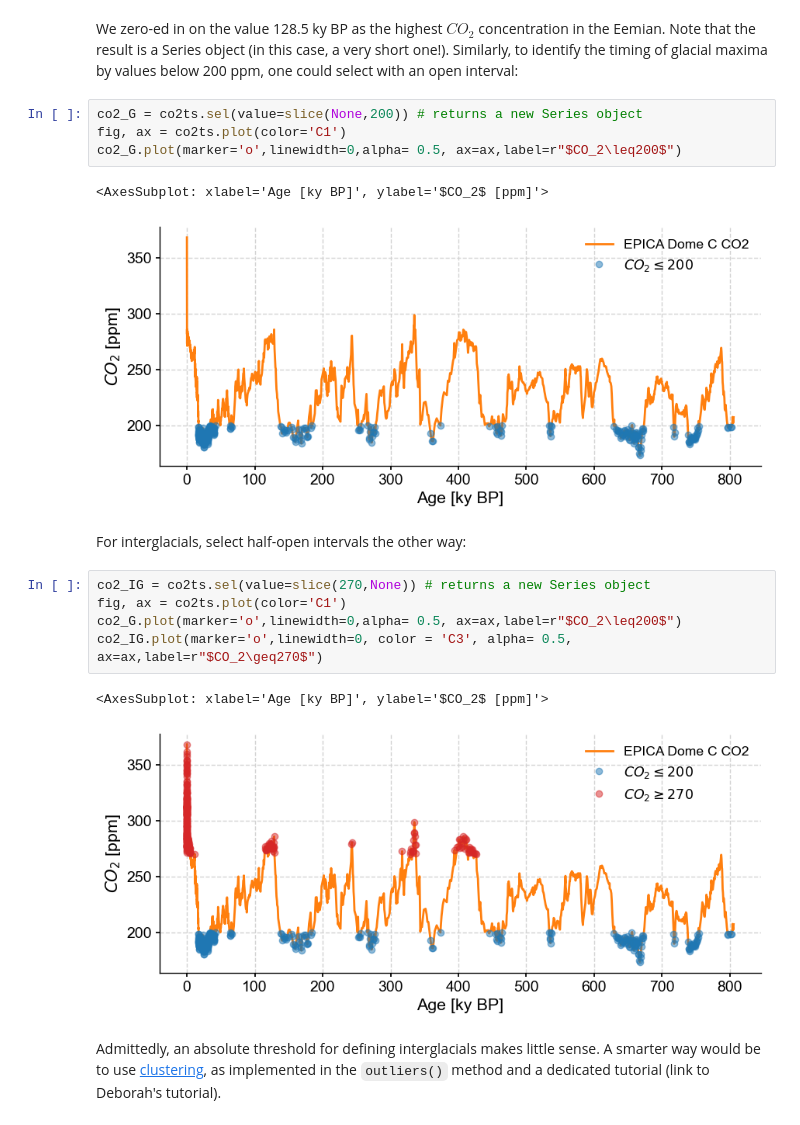
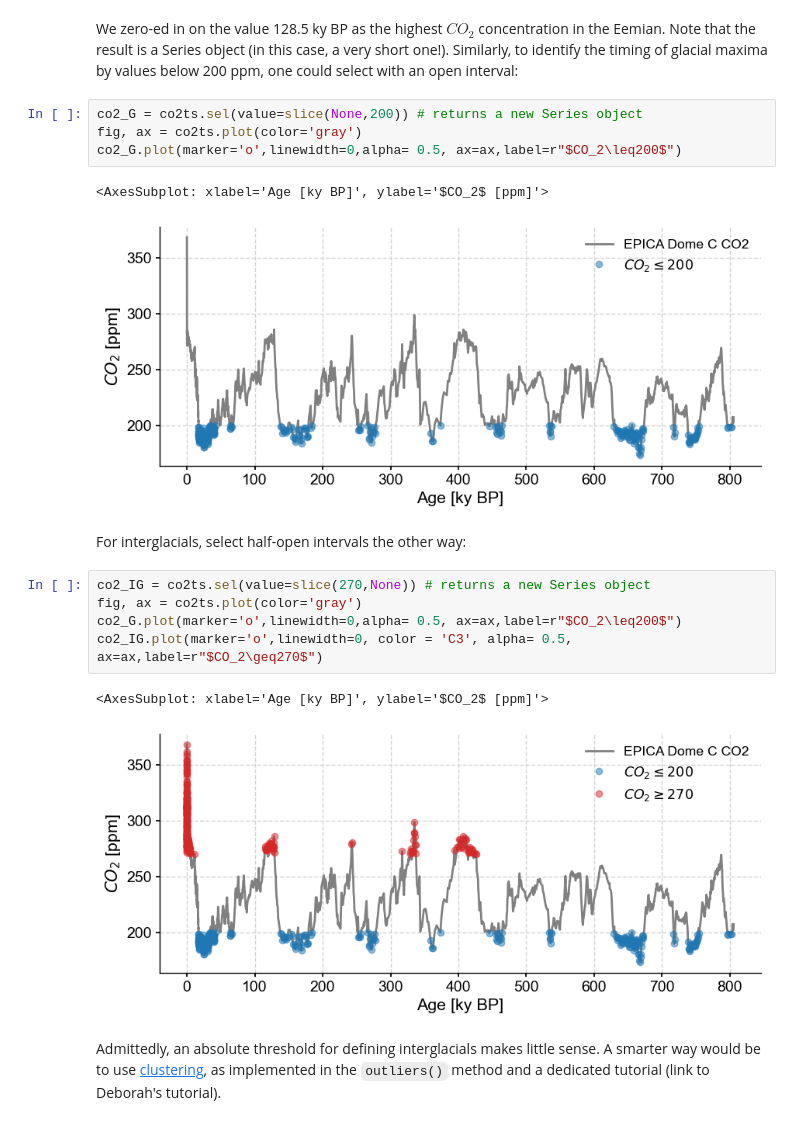
Before and after one commit to LinkedEarth/paleoPandas, a Jupyter notebook: notebooks/Paleopandas Playground.ipynb, the cells around one changed output. Cells and saved outputs as stored; diff of their text form.

```diff
--- a/notebooks/Paleopandas Playground.ipynb
+++ b/notebooks/Paleopandas Playground.ipynb
@@ -276,21 +276,21 @@ Name: $CO_2$ [ppm], dtype: float64
 We zero-ed in on the value 128.5 ky BP as the highest $CO_2$ concentration in the Eemian. Note that the result is a Series object (in this case, a very short one!).  Similarly, to identify the timing of glacial maxima by values below 200 ppm, one could select with an open interval:
 # %%
 co2_G = co2ts.sel(value=slice(None,200)) # returns a new Series object
-fig, ax = co2ts.plot(color='C1')
+fig, ax = co2ts.plot(color='gray')
 co2_G.plot(marker='o',linewidth=0,alpha= 0.5, ax=ax,label=r"$CO_2\leq200$")
 # %% [output]
 <AxesSubplot: xlabel='Age [ky BP]', ylabel='$CO_2$ [ppm]'>
-[figure, old version]
+[figure, new version]
 # %% [markdown]
 For interglacials, select half-open intervals the other way:
 # %%
 co2_IG = co2ts.sel(value=slice(270,None)) # returns a new Series object
-fig, ax = co2ts.plot(color='C1')
+fig, ax = co2ts.plot(color='gray')
 co2_G.plot(marker='o',linewidth=0,alpha= 0.5, ax=ax,label=r"$CO_2\leq200$")
 co2_IG.plot(marker='o',linewidth=0, color = 'C3', alpha= 0.5, ax=ax,label=r"$CO_2\geq270$")
 # %% [output]
 <AxesSubplot: xlabel='Age [ky BP]', ylabel='$CO_2$ [ppm]'>
-[figure, old version]
+[figure, new version]
 # %% [markdown]
 Admittedly, an absolute threshold for defining interglacials makes little sense. A smarter way would be to use [clustering](https://en.wikipedia.org/wiki/Cluster_analysis), as implemented in the `outliers()` method and a dedicated tutorial (link to Deborah's tutorial).
 # %% [markdown]
```
Also changed, not shown: parts of 33 cells of this notebook, 1 other file.
